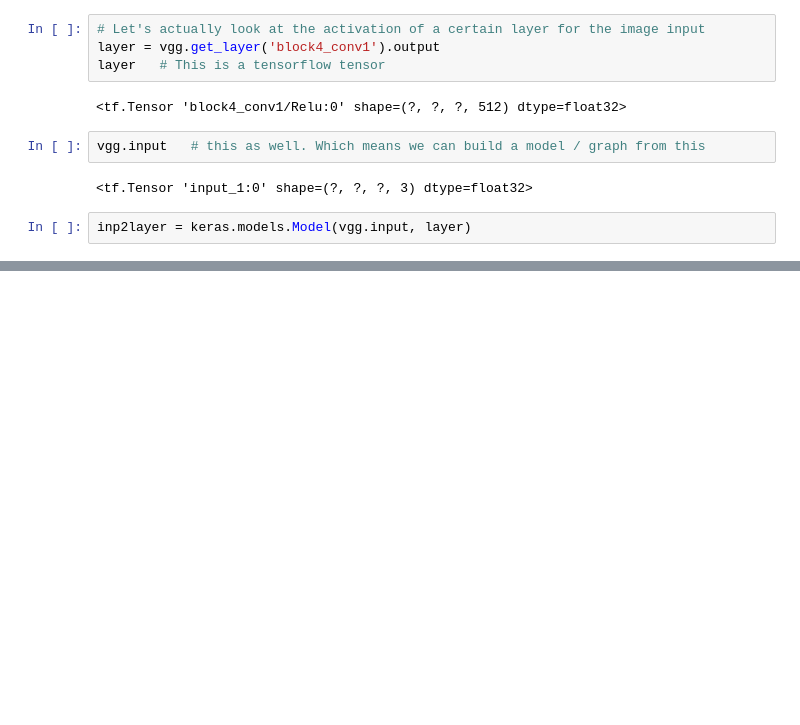
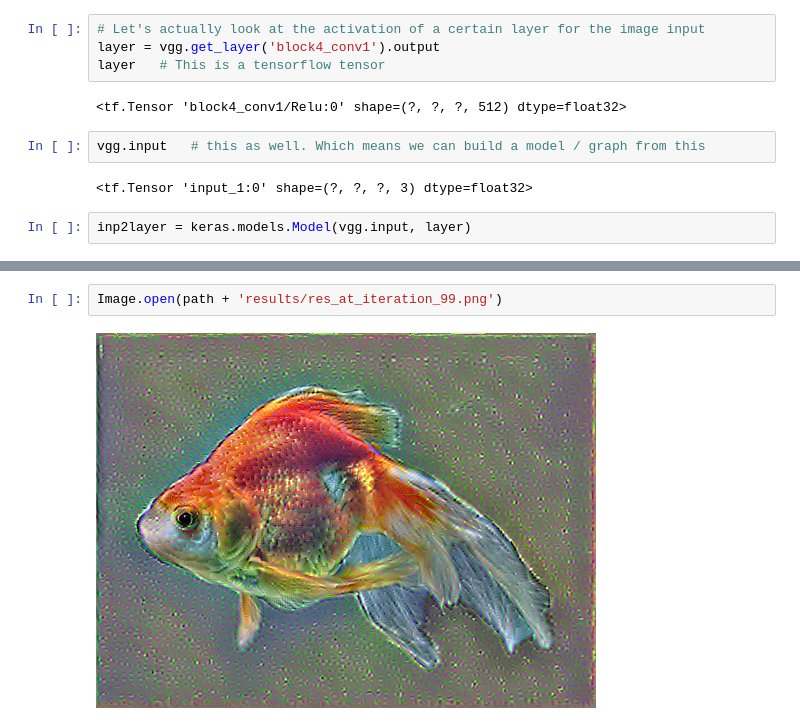
Before and after one commit to raspstephan/courses, a Jupyter notebook: deeplearning2/my_neural_style.ipynb, the cells around one changed output, grey strips where cells are left out. Drawn from its saved outputs; the diff is of its cells as text; blank space fills up the shorter version.

Commit message:
Further work on my style transfer, no great results yet.

```diff
--- a/deeplearning2/my_neural_style.ipynb
+++ b/deeplearning2/my_neural_style.ipynb
@@ -85,0 +194,4 @@ inp2layer = keras.models.Model(vgg.input, layer)
+# %%
+Image.open(path + 'results/res_at_iteration_99.png')
+# %% [output]
+[figure, added]
```
Also changed, not shown: parts of 48 cells of this notebook.
